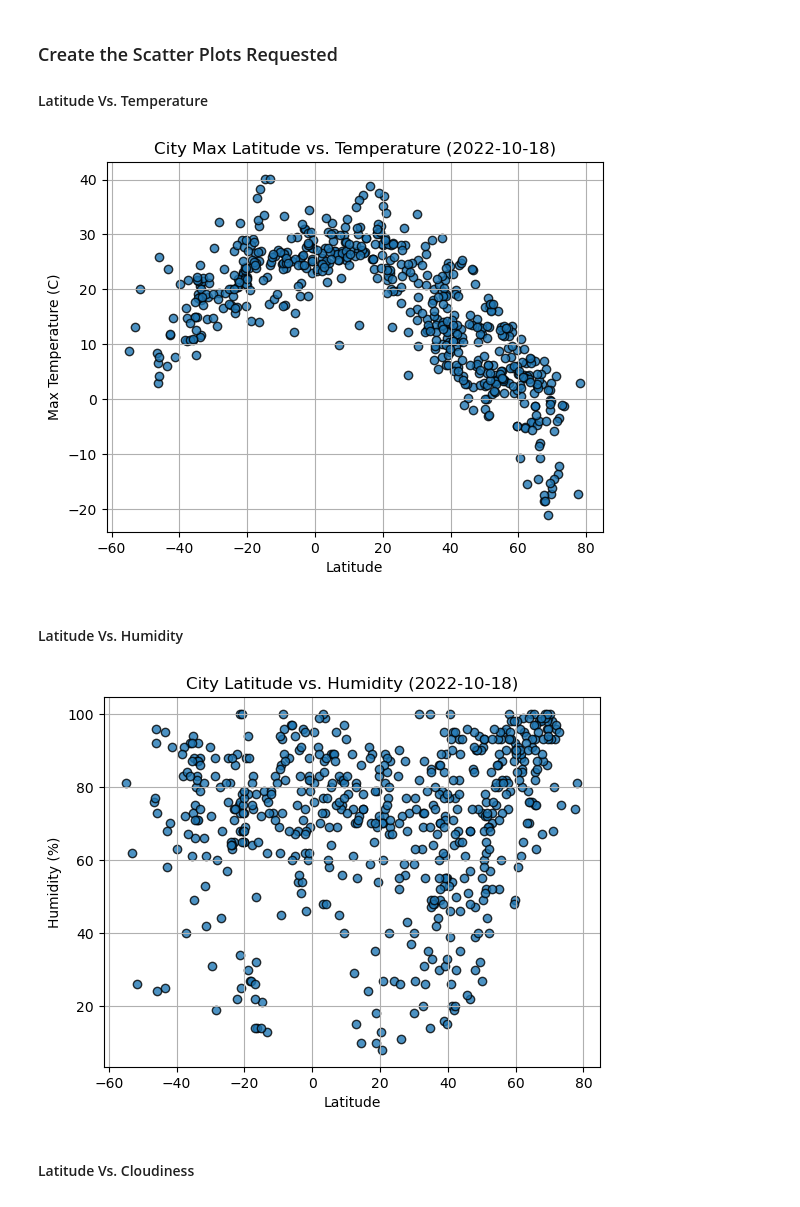
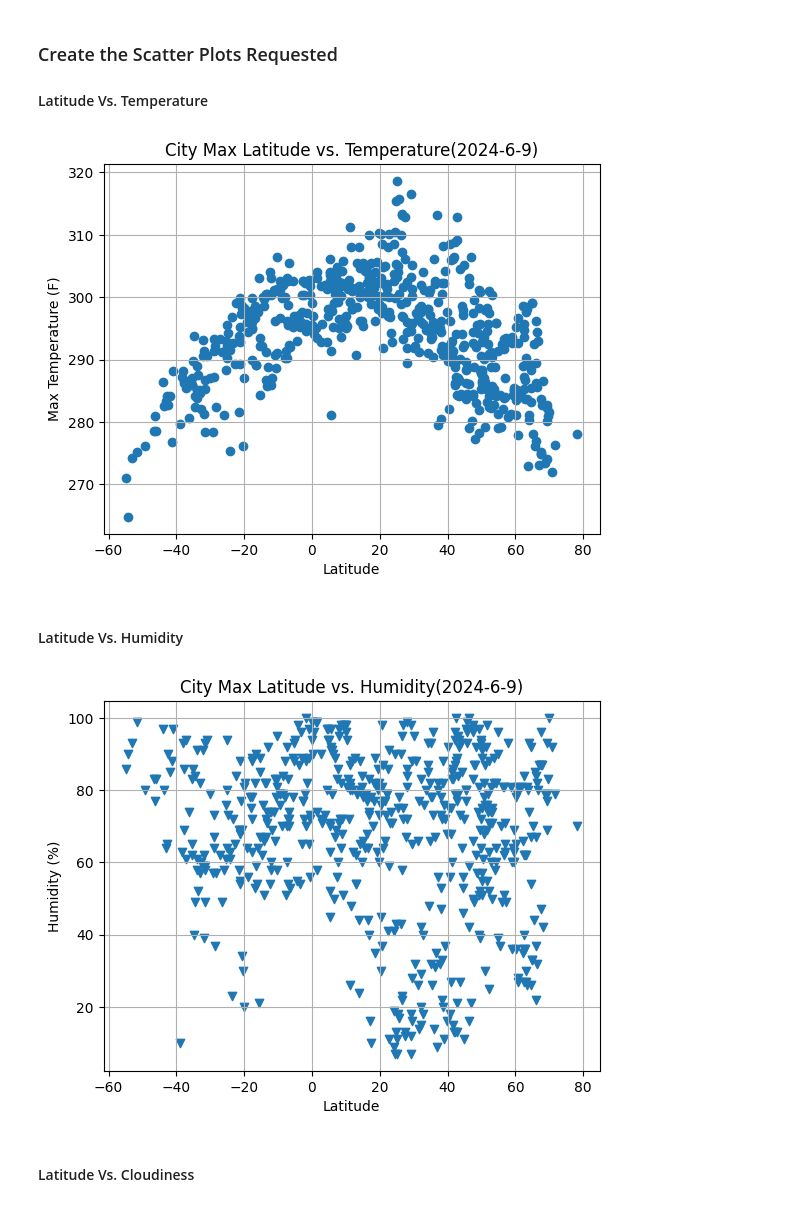
Before and after one commit to TheresaFregoso/python-api-challenge, a Jupyter notebook: WeatherPy/WeatherPy.ipynb, the cells around one changed output. Drawn from its saved outputs; the diff is of its cells as text; code cells hidden in the pictures.

```diff
--- a/WeatherPy/WeatherPy.ipynb
+++ b/WeatherPy/WeatherPy.ipynb
@@ -191,26 +191,32 @@ city_data_df.head()
 #### Latitude Vs. Temperature
 # %%
 # Build scatter plot for latitude vs. temperature
-# YOUR CODE HERE
+plt.scatter(city_data_df["Lat"], city_data_df["Max Temp"], marker="o")
 
 # Incorporate the other graph properties
-# YOUR CODE HERE
+plt.title("City Max Latitude vs. Temperature(2024-6-9)")
+plt.ylabel("Max Temperature (F)")
+plt.xlabel("Latitude")
+plt.grid(True)
 
 # Save the figure
 plt.savefig("output_data/Fig1.png")
 
 # Show plot
 plt.show()
 # %% [output]
-[figure, old version]
+[figure, new version]
 # %% [markdown]
 #### Latitude Vs. Humidity
 # %%
 # Build the scatter plots for latitude vs. humidity
-# YOUR CODE HERE
+plt.scatter(city_data_df["Lat"], city_data_df["Humidity"], marker="v")
 
 # Incorporate the other graph properties
-# YOUR CODE HERE
+plt.title("City Max Latitude vs. Humidity(2024-6-9)")
+plt.ylabel("Humidity (%)")
+plt.xlabel("Latitude")
+plt.grid(True)
 
 # Save the figure
 plt.savefig("output_data/Fig2.png")
@@ -218,7 +224,7 @@ plt.savefig("output_data/Fig2.png")
 # Show plot
 plt.show()
 # %% [output]
-[figure, old version]
+[figure, new version]
 # %% [markdown]
 #### Latitude Vs. Cloudiness
 # %%
```
Also changed, not shown: parts of 7 cells of this notebook, 5 other files.
